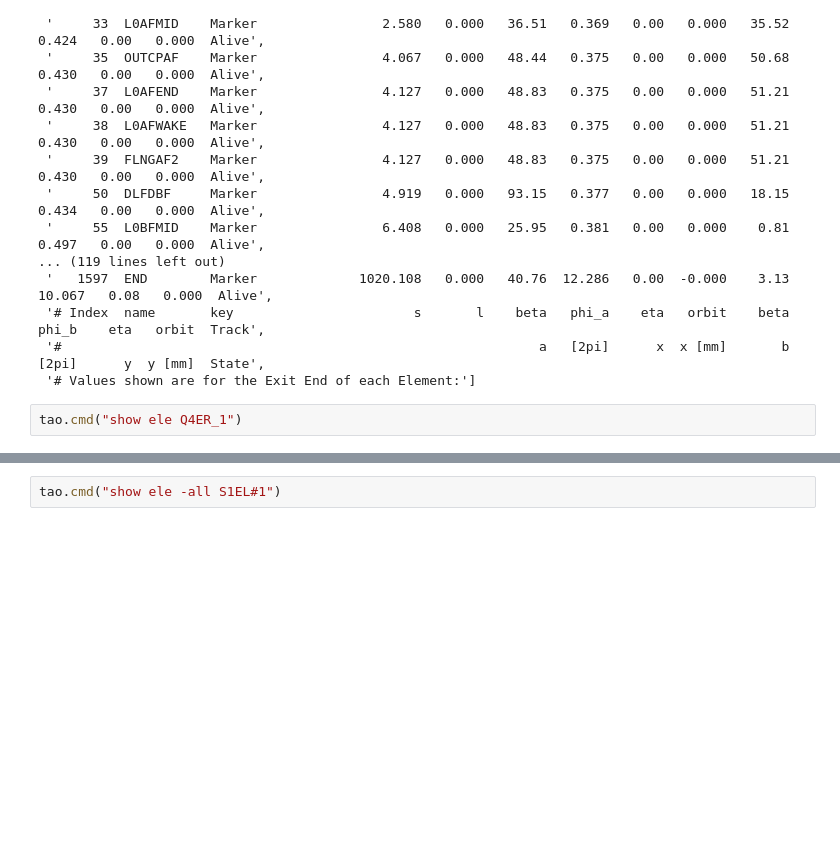
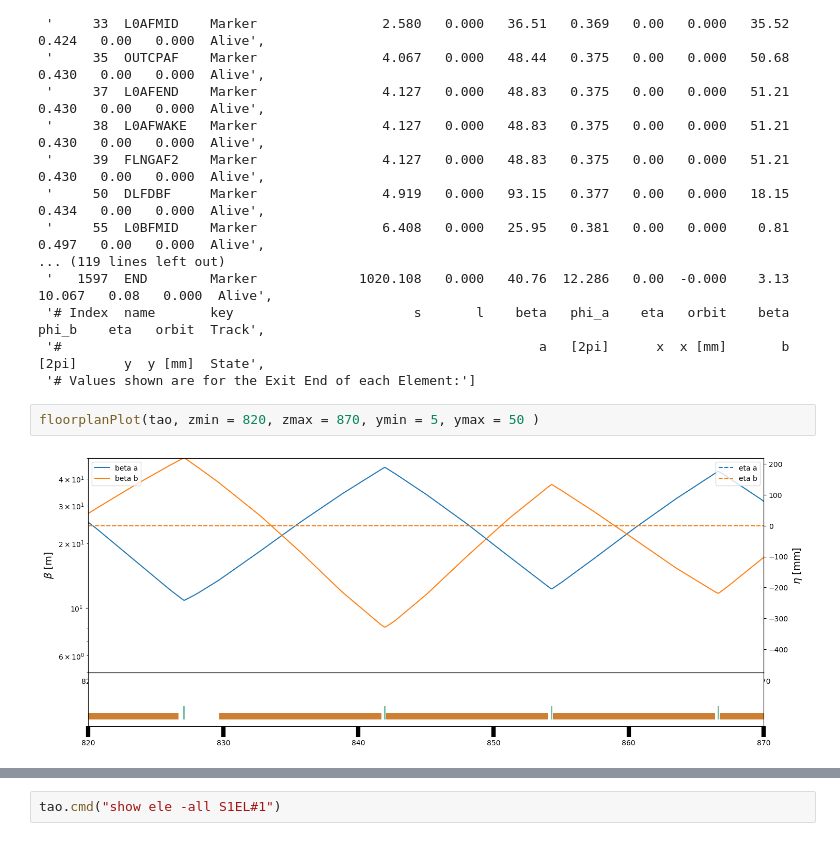
Before and after one commit to slaclab/FACET2-Bmad-PyTao, a Jupyter notebook: DELETEME.ipynb, the cells around one changed output, grey strips where cells are left out. Saved outputs shown, nothing was run; the diff lists cells and outputs as text; blank space fills up the shorter version.

```diff
--- a/DELETEME.ipynb
+++ b/DELETEME.ipynb
@@ -69,5 +65,7 @@ tao.cmd("show lat MARKER::*")
  '# Index  name       key                       s       l    beta   phi_a    eta   orbit    beta   phi_b    eta   orbit  Track',
  '#                                                             a   [2pi]      x  x [mm]       b   [2pi]      y  y [mm]  State',
  '# Values shown are for the Exit End of each Element:']
-# %%
-tao.cmd("show ele Q4ER_1")
+# %%
+floorplanPlot(tao, zmin = 820, zmax = 870, ymin = 5, ymax = 50 )
+# %% [output]
+[figure, added]
```
Also changed, not shown: parts of 4 cells of this notebook, 5 other files.
